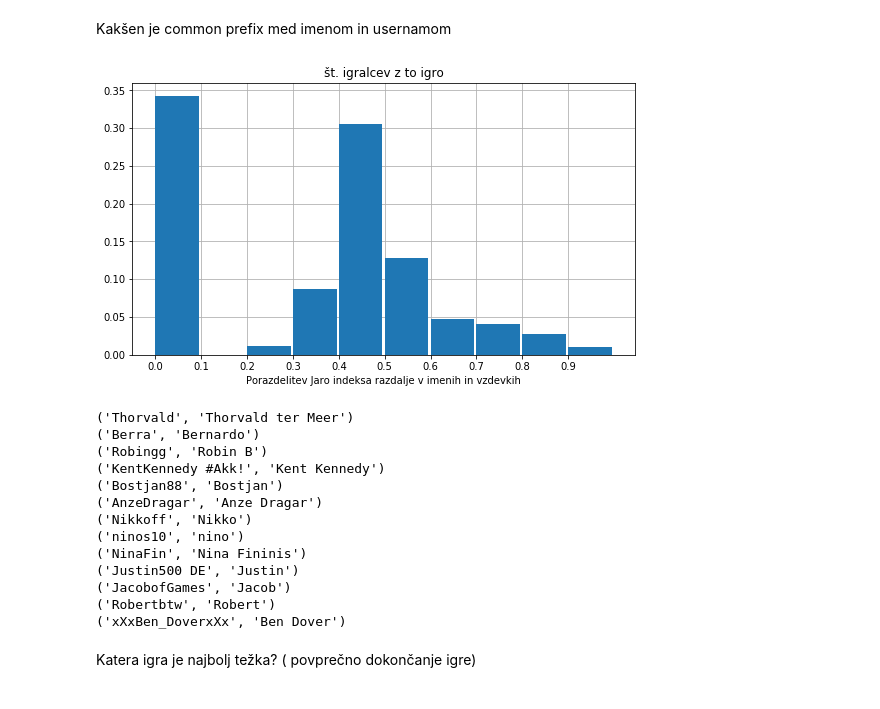
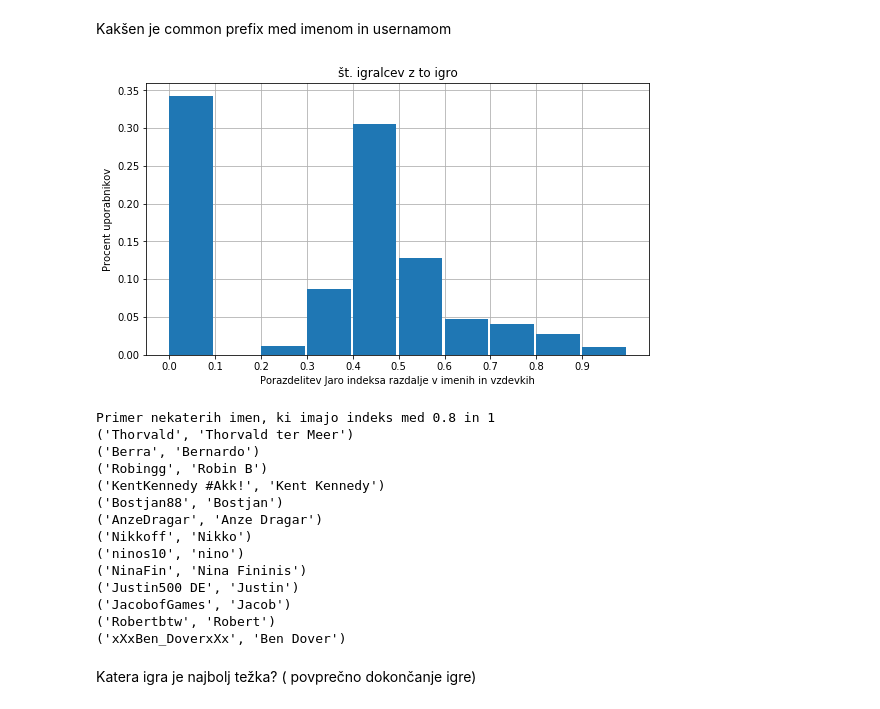
Before and after one commit to tstrus97/PR18TJA, a Jupyter notebook: Steam Project - masterTomaz.ipynb, the cells around one changed output. Drawn from its saved outputs; the diff is of its cells as text; code cells hidden in the pictures.

```diff
--- a/Steam Project - masterTomaz.ipynb
+++ b/Steam Project - masterTomaz.ipynb
@@ -164,34 +172,38 @@ import jellyfish
             return s1[:i]
     return s1
 '''
 import math
 playerNamesSimilarity=[]
 sameNames=[]
 nameTabs=[0 for x in range(10)]
 for pid in player_summaries:
     if('name' in player_summaries[pid] and 'rn' in player_summaries[pid]):
         a=jellyfish.jaro_distance(player_summaries[pid]['name'],player_summaries[pid]['rn'])
         playerNamesSimilarity.append(a)
         if(a<0.99 and a>0.8):
             sameNames.append((player_summaries[pid]['name'],player_summaries[pid]['rn']))
         nameTabs[math.floor(a*10)%10]+=1
 j=sum(nameTabs)
 for i in range(len(nameTabs)):
     nameTabs[i]=nameTabs[i]/j
 
 plt.figure(figsize=(9,5))
 labels=['0.0','0.1','0.2','0.3','0.4','0.5','0.6','0.7','0.8','0.9']
 
 plt.grid(zorder=0)
 plt.bar(labels,nameTabs, width=0.95, align='edge', alpha=1, zorder=3)
 plt.xlabel("Porazdelitev Jaro indeksa razdalje v imenih in vzdevkih")
 plt.title('št. igralcev z to igro')
+plt.ylabel("Procent uporabnikov")
+plt.savefig("assets/nameDistribution.png", dpi=200)
 plt.show()
+print("Primer nekaterih imen, ki imajo indeks med 0.8 in 1")
 selectedNames=[9,13,26,34,45,136,163,169,172,1251,1252,2010,2059]
 for i in selectedNames:
     print(sameNames[i])
 # %% [output]
-[figure, old version]
+[figure, new version]
+Primer nekaterih imen, ki imajo indeks med 0.8 in 1
 ('Thorvald', 'Thorvald ter Meer')
 ('Berra', 'Bernardo')
 ('Robingg', 'Robin B')
```
Also changed, not shown: parts of 6 cells of this notebook, 7 other files.
